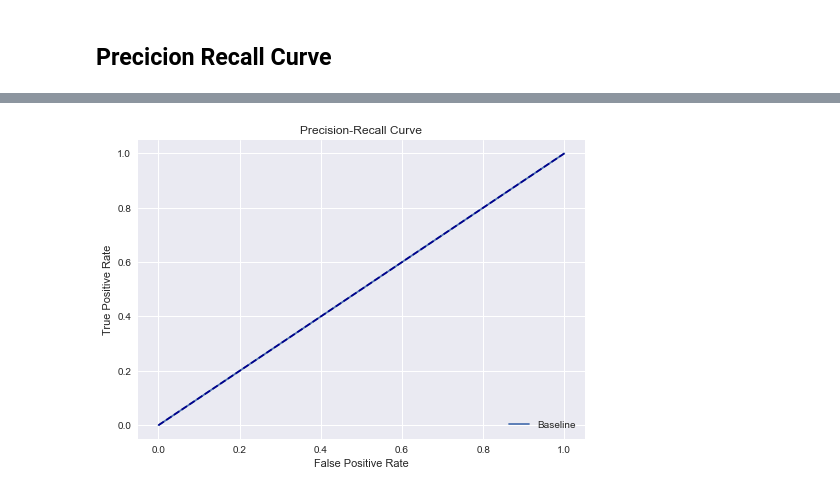
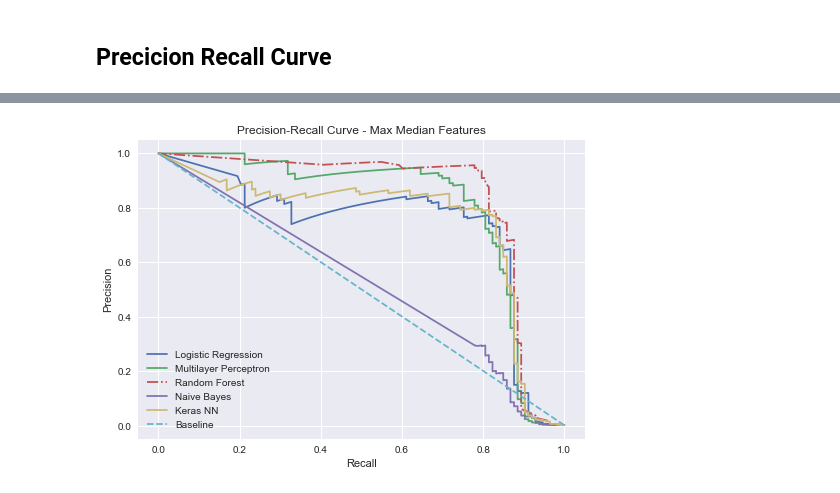
Before and after one commit to bjarnemu/aml2021finalproject, a Jupyter notebook: krog_main.ipynb, the cells around one changed output, grey strips where cells are left out. Saved outputs shown, nothing was run; the diff lists cells and outputs as text; code cells hidden in the pictures.

```diff
--- a/krog_main.ipynb
+++ b/krog_main.ipynb
@@ -559,4 +640,9 @@ array([[0.5, 0.5],
-# %%
-create_roc_curve(baseline_preds['all'][:,1], y_test, label="Baseline", title="Precision-Recall Curve")
-# %% [output]
-[figure, removed]
+# %%
+create_pr_curve(lrg_preds['median'], y_median_test, label="Logistic Regression")
+create_pr_curve(mlp_preds['median'][:,1], y_median_test, label="Multilayer Perceptron")
+create_pr_curve(rfc_preds['median'], y_median_test, line='-.', label="Random Forest")
+create_pr_curve(nbc_preds['median'][:,1], y_median_test, label="Naive Bayes")
+create_pr_curve(nn_preds['median'], y_median_test, label="Keras NN")
+create_pr_curve(dum_preds['median'], y_median_test, label="Baseline", line='--', title="Precision-Recall Curve - Max Median Features")
+# %% [output]
+[figure, added]
```
Also changed, not shown: parts of 19 cells of this notebook, 4 other files.
